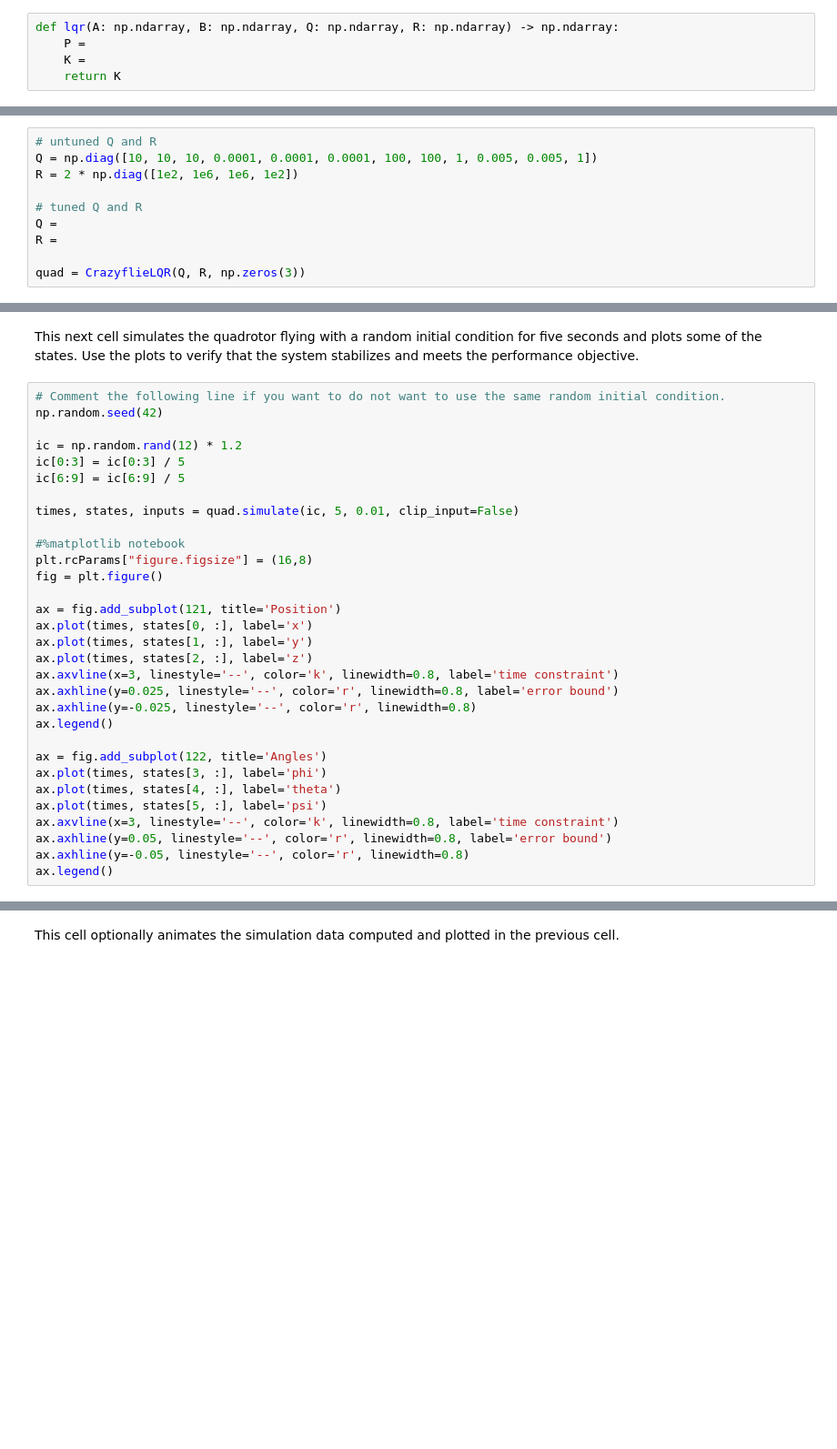
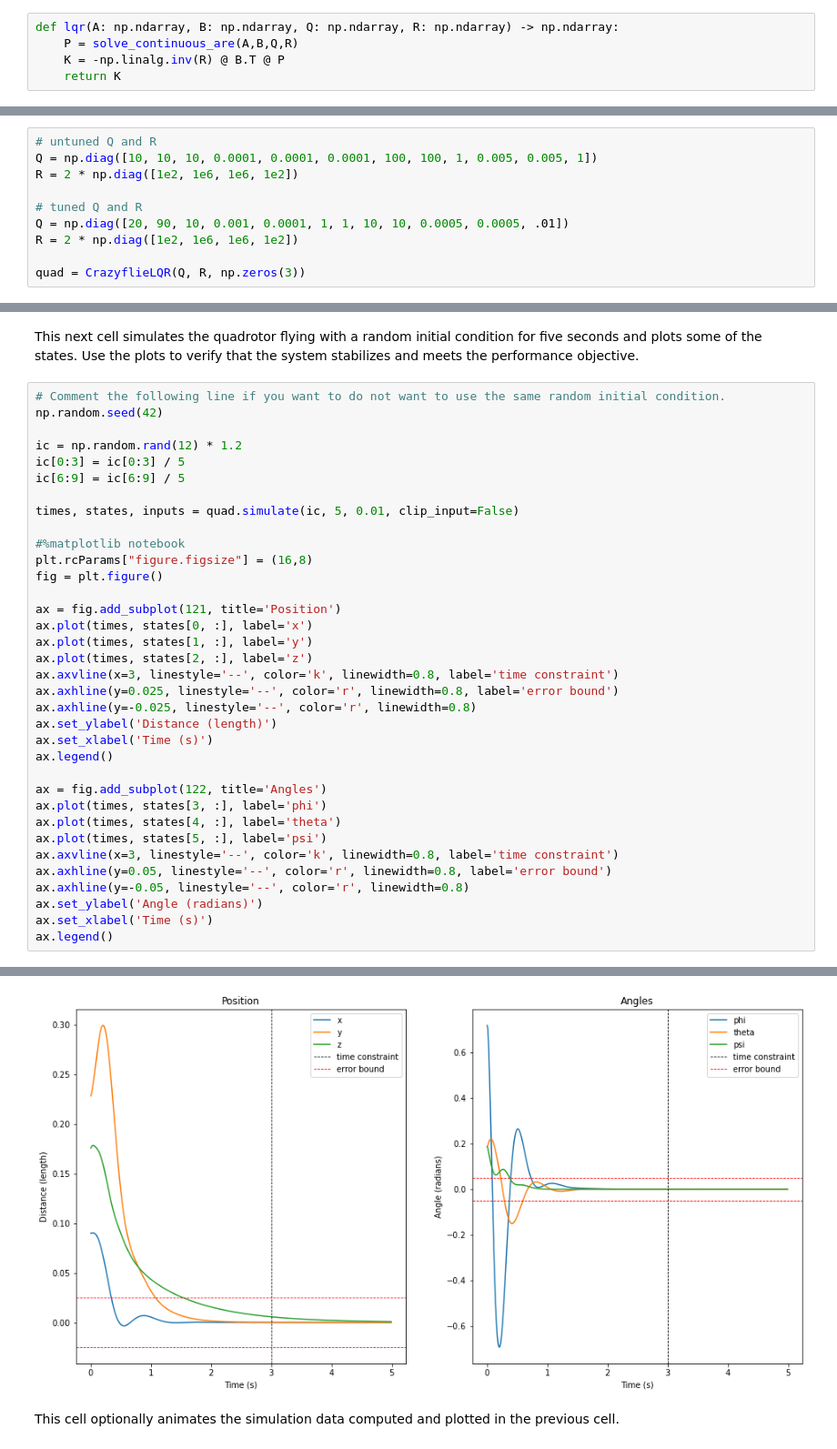
Before and after one commit to mforese/MAE345-F2020, a Jupyter notebook: Lab2.ipynb, the cells around one changed output, grey strips where cells are left out. Shown at 91% size. Saved outputs shown, nothing was run; the diff lists cells and outputs as text; blank space fills up the shorter version.

```diff
--- a/Lab2.ipynb
+++ b/Lab2.ipynb
@@ -14,8 +14,8 @@ from IPython.display import HTML, Image
 Now, in the cell below, you will fillout the function that will actually solve the LQR problem. That is, given the matrices $\mathbf{A}, \mathbf{B}, \mathbf{Q}, \mathbf{R}$, you should compute the $K$ that minimizes the LQR cost function. You are encouraged to use the function `scipy.linalg.solve_continuous_are` to solve the CARE. Also, we use the convention that the stabilizing control input is given by $\mathbf{u} = \mathbf{K}\mathbf{x}$ (as opposed to $\mathbf{u} = -\mathbf{K}\mathbf{x}$).
 # %%
 def lqr(A: np.ndarray, B: np.ndarray, Q: np.ndarray, R: np.ndarray) -> np.ndarray:
-    P =
-    K =
+    P = solve_continuous_are(A,B,Q,R)
+    K = -np.linalg.inv(R) @ B.T @ P
     return K
 # %% [markdown]
 ## Problem 2 (20 Pts)
@@ -61,7 +61,7 @@ Q = np.diag([10, 10, 10, 0.0001, 0.0001, 0.0001, 100, 100, 1, 0.005, 0.005, 1])
 R = 2 * np.diag([1e2, 1e6, 1e6, 1e2])
 
 # tuned Q and R
-Q =
-R =
+Q = np.diag([20, 90, 10, 0.001, 0.0001, 1, 1, 10, 10, 0.0005, 0.0005, .01])
+R = 2 * np.diag([1e2, 1e6, 1e6, 1e2])
 
 quad = CrazyflieLQR(Q, R, np.zeros(3))
@@ -88,6 +103,8 @@ ax.plot(times, states[2, :], label='z')
 ax.axvline(x=3, linestyle='--', color='k', linewidth=0.8, label='time constraint')
 ax.axhline(y=0.025, linestyle='--', color='r', linewidth=0.8, label='error bound')
 ax.axhline(y=-0.025, linestyle='--', color='r', linewidth=0.8)
+ax.set_ylabel('Distance (length)')
+ax.set_xlabel('Time (s)')
 ax.legend()
 
 ax = fig.add_subplot(122, title='Angles')
@@ -97,4 +114,7 @@ ax.plot(times, states[5, :], label='psi')
 ax.axvline(x=3, linestyle='--', color='k', linewidth=0.8, label='time constraint')
 ax.axhline(y=0.05, linestyle='--', color='r', linewidth=0.8, label='error bound')
 ax.axhline(y=-0.05, linestyle='--', color='r', linewidth=0.8)
+ax.set_ylabel('Angle (radians)')
+ax.set_xlabel('Time (s)')
 ax.legend()
+# %% [output]
@@ -101,2 +122,3 @@ ax.legend()
+[figure, added]
 # %% [markdown]
 This cell optionally animates the simulation data computed and plotted in the previous cell.
```
Also changed, not shown: parts of 38 cells of this notebook.
